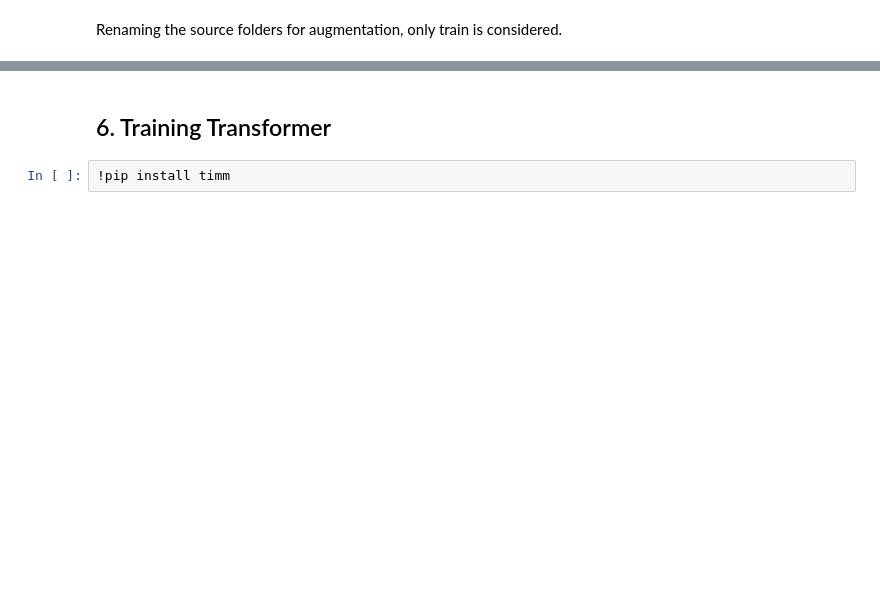
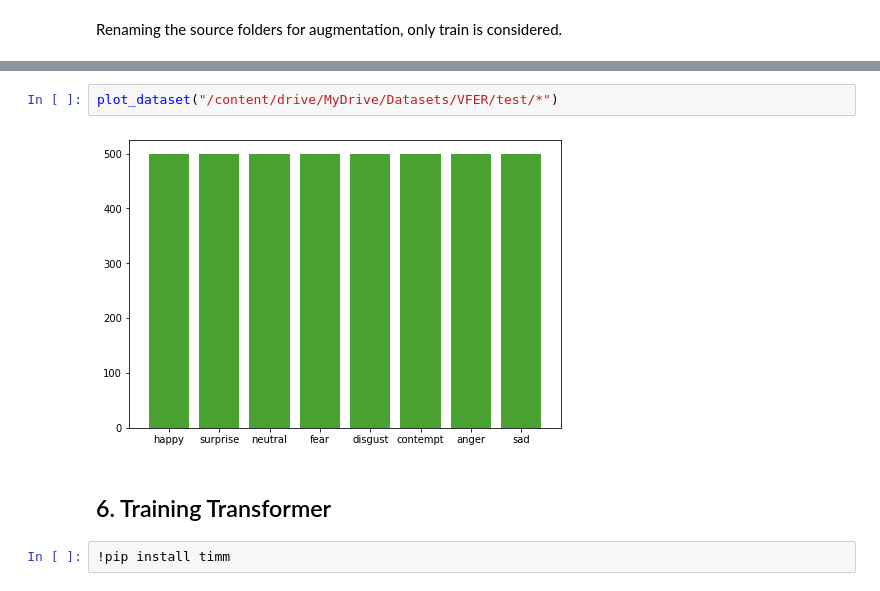
Before and after one commit to andreagurioli1995/ComplexNNproject, a Jupyter notebook: ViT_Face_Emotion_Recognition.ipynb, the cells around one changed output, grey strips where cells are left out. Cells and saved outputs as stored; diff of their text form; blank space fills up the shorter version.

```diff
--- a/ViT_Face_Emotion_Recognition.ipynb
+++ b/ViT_Face_Emotion_Recognition.ipynb
@@ -921,3 +1321,7 @@ for cl in glob.glob(testdir + "/*"):
+# %%
+plot_dataset("/content/drive/MyDrive/Datasets/VFER/test/*")
+# %% [output]
+[figure, added]
 # %% [markdown]
 ## 6. Training Transformer
 # %%
```
Also changed, not shown: parts of 110 cells of this notebook.
